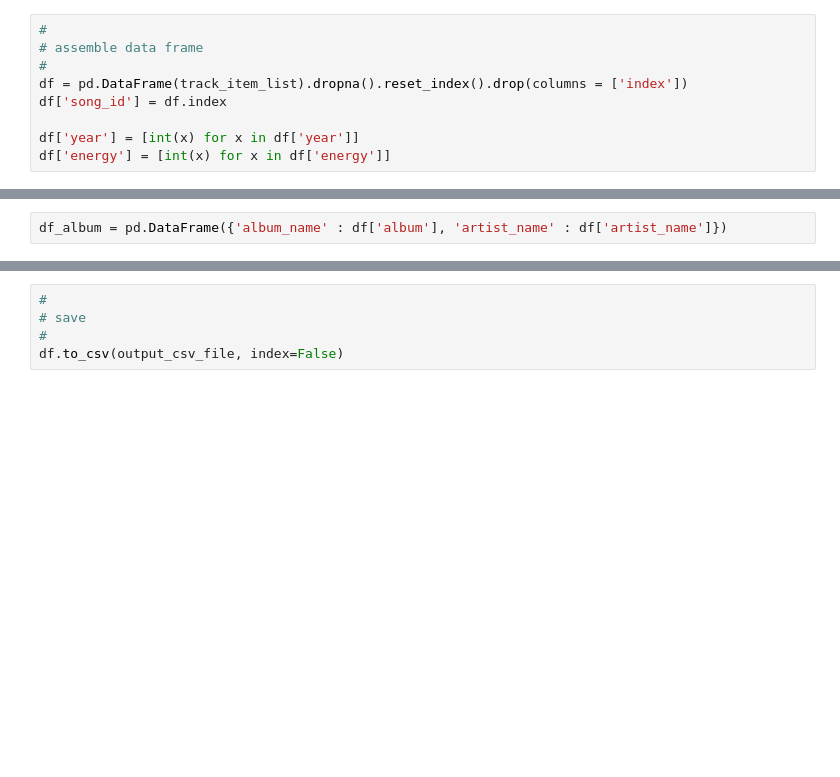
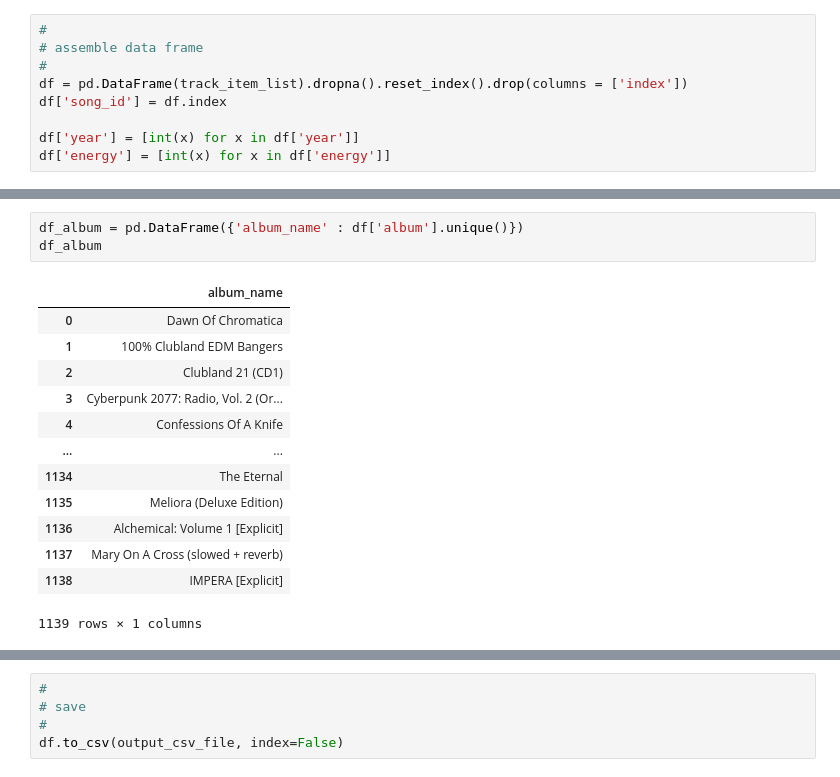
Before and after one commit to badassdatascience/music-production-and-performance, a Jupyter notebook: music_production_and_performance/DJ/rekordbox/rekordbox_xml_parser.ipynb, the cells around one changed output, grey strips where cells are left out. Cells and saved outputs as stored; diff of their text form; blank space fills up the shorter version.

```diff
--- a/music_production_and_performance/DJ/rekordbox/rekordbox_xml_parser.ipynb
+++ b/music_production_and_performance/DJ/rekordbox/rekordbox_xml_parser.ipynb
@@ -129,2 +133,17 @@ df_artist
 # %%
-df_album = pd.DataFrame({'album_name' : df['album'], 'artist_name' : df['artist_name']})
+df_album = pd.DataFrame({'album_name' : df['album'].unique()})
+df_album
+# %% [output]
+|  | album_name |
+| 0 | Dawn Of Chromatica |
+| 1 | 100% Clubland EDM Bangers |
+| 2 | Clubland 21 (CD1) |
+| 3 | Cyberpunk 2077: Radio, Vol. 2 (Or... |
+| 4 | Confessions Of A Knife |
+| ... | ... |
+| 1134 | The Eternal |
+| 1135 | Meliora (Deluxe Edition) |
+| 1136 | Alchemical: Volume 1 [Explicit] |
+| 1137 | Mary On A Cross (slowed + reverb) |
+| 1138 | IMPERA [Explicit] |
+1139 rows × 1 columns
```
Also changed, not shown: parts of 6 cells of this notebook.
